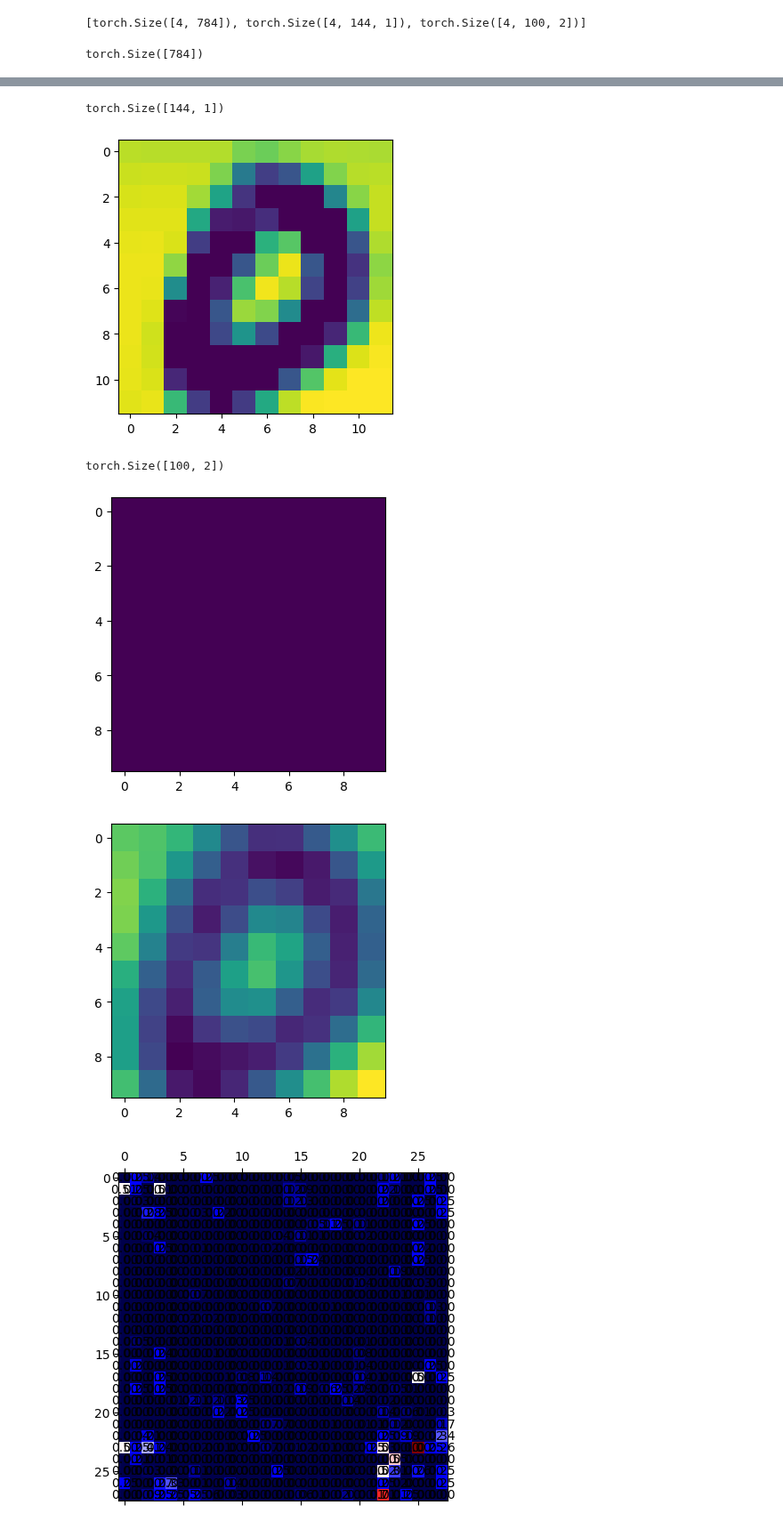
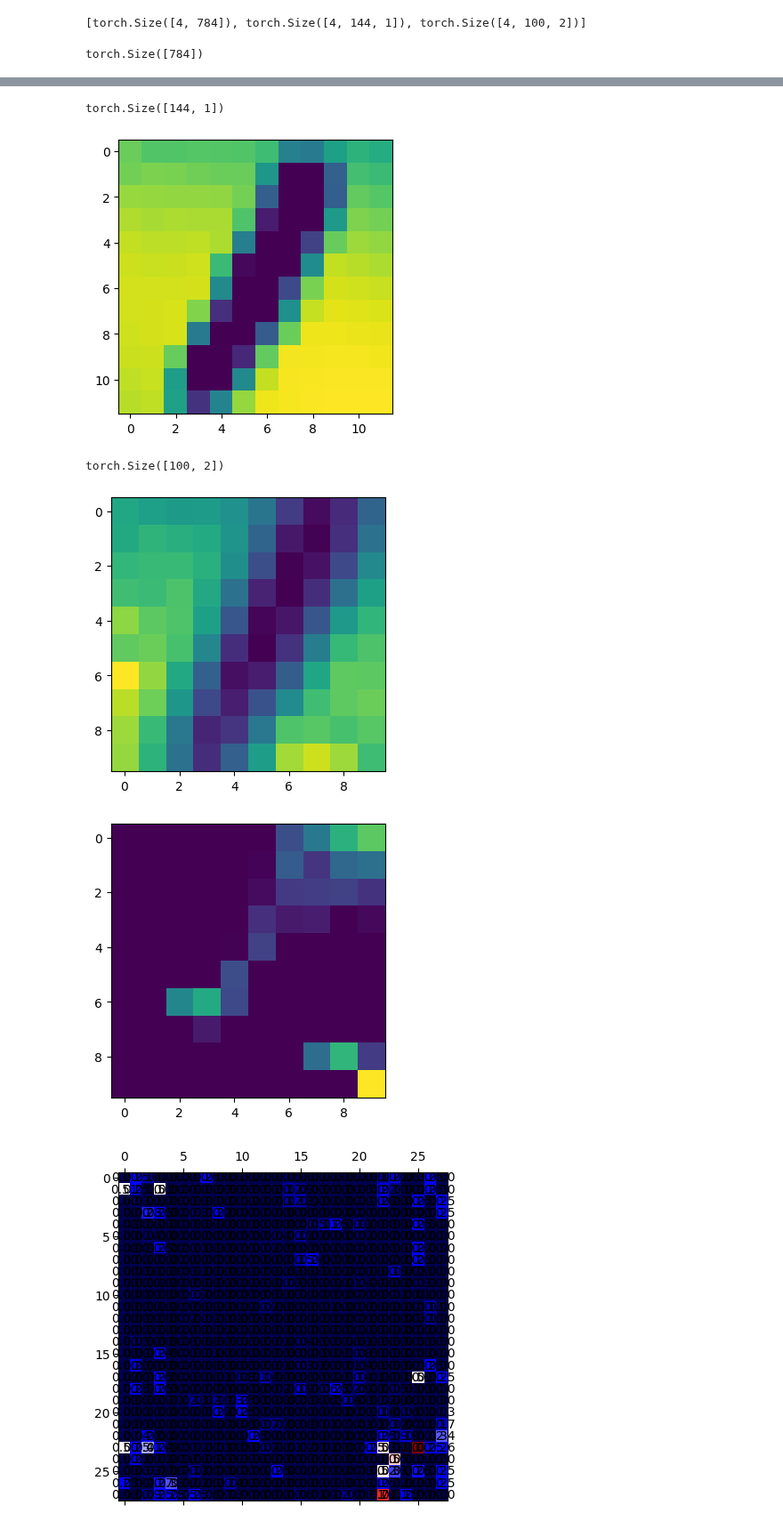
Before and after one commit to Ronnypetson/titanic, a Jupyter notebook: MNIST_Maromba.ipynb, the cells around one changed output, grey strips where cells are left out. Shown at 89% size. Cells and saved outputs as stored; diff of their text form; code cells hidden in the pictures.

```diff
--- a/MNIST_Maromba.ipynb
+++ b/MNIST_Maromba.ipynb
@@ -147,7 +151,11 @@ def _cosine_kernel(idxu, *args, **kwargs):
   eps = 1e-4
   idxu = (idxu - min_idxu) / (max_idxu - min_idxu + eps)
   norm_idxu = idxu / (torch.norm(idxu, dim=-1).unsqueeze(-1) + eps)
-  return norm_idxu
+  # Reverse kernel trick for polynomial x^2
+  idxu2 = norm_idxu.reshape(-1, d_idx, 1)
+  idxu2 = torch.bmm(idxu2, idxu2.permute(0, 2, 1)).reshape(m, d_u, -1)
+  # return norm_idxu
+  return idxu2
 # %% [markdown]
 #### Similaridades
 # %%
@@ -233,8 +243,8 @@ def normalized(idxu):
   max_idxu = torch.max(idxu, dim=1)[0].unsqueeze(1)
   eps = 1e-8
   idxu = min_idxu + ((idxu - min_idxu) / (max_idxu - min_idxu + eps))
-  if torch.min(idxu.norm(dim=-1)) < 1e-3:
-    Pdb().set_trace()
+  # if not torch.isfinite(idxu).all():
+  #   Pdb().set_trace()
   idxu = idxu / (idxu.norm(dim=-1).unsqueeze(-1) + eps)
   return idxu
 
@@ -273,7 +283,8 @@ def _sgbmd(u, v, idxu, idxv, sim=None, f=None, normalize=True) -> torch.Tensor:
   vals = vals.reshape(m * n, d_u * d_v, d_val)
   # dot: M x N x d_val
   dot = torch.bmm(sims, vals).squeeze(1)
-  dot = (dot / norm).reshape(m, n, d_val)
+  eps = 1e-8
+  dot = (dot / (norm + eps)).reshape(m, n, d_val)
   return dot
 
 def _gbmd(u, v, idxu, idxv, kernel=None, idx_part=None) -> torch.Tensor:
@@ -300,7 +311,7 @@ def _gbmd(u, v, idxu, idxv, kernel=None, idx_part=None) -> torch.Tensor:
   dot = uidxu @ vidxv.T
   ### Under experimentation
   normalizer = idxu.sum(dim=1) @ idxv.sum(dim=1).T
-  dot = dot / normalizer ###
+  dot = dot / (normalizer + 1e-8) ###
   ###
   return dot
 # %% [markdown]
@@ -323,12 +334,13 @@ def _fast_kernel_idx_sum(idxu, idxv, k, idx_part):
   # kidxv: N x d_v x d_idx
   kidxu = k(idxu, idx_part)
   kidxv = k(idxv, idx_part)
-  assert kidxu.shape == idxu.shape
-  assert kidxv.shape == idxv.shape
+  d_idx_k = kidxu.shape[-1]
+  assert kidxu.shape[:-1] == idxu.shape[:-1]
+  assert kidxv.shape[:-1] == idxv.shape[:-1]
   # kiTi: (M * d_idx) x d_idx(k)
   # kjTj: (N * d_idx) x d_idx(k)
-  iTki = torch.bmm(idxu.permute(0, 2, 1), kidxu).reshape(m * d_idx, d_idx)
-  jTkj = torch.bmm(idxv.permute(0, 2, 1), kidxv).reshape(n * d_idx, d_idx)
+  iTki = torch.bmm(idxu.permute(0, 2, 1), kidxu).reshape(m * d_idx, d_idx_k)
+  jTkj = torch.bmm(idxv.permute(0, 2, 1), kidxv).reshape(n * d_idx, d_idx_k)
   ski = kidxu.sum(dim=1)
   skj = kidxv.sum(dim=1)
   norm = (ski @ skj.T).unsqueeze(-1)
@@ -891,14 +905,14 @@ def prepare_input(x, y, device="cpu"):
 # %% [markdown]
 ### Treino
 # %%
-hidden_dim = 100
+hidden_dim = 40
 start_mode = True
 valid_mode = False
 # TODO: Visualize conv layer output
 samples = [
     # in_ch * out_ch * h * w,
-    1 * 4 * 5 * 5,
-    4 * 8 * 3 * 3,
+    1 * 1 * 5 * 5,
+    1 * 2 * 3 * 3,
     # 8 * 16 * 3 * 3,
     hidden_dim,
 ]
@@ -994,7 +1008,7 @@ shapes = [
     ((img_dim - 4) // 2 - 2, (img_dim - 4) // 2 - 2, 2),
 ]
 for idx, img in enumerate(imgs[:len(shapes)]):
-  img = img[1]
+  img = img[3]
   print(img.shape)
   img = img.reshape(*shapes[idx])
   # img = img.permute(0, 2, 1)
@@ -1011,7 +1025,7 @@ torch.Size([784])
 torch.Size([144, 1])
-[figure, old version]
+[figure, new version]
 torch.Size([100, 2])
-[figure, old version]
+[figure, new version]
-[figure, old version]
+[figure, new version]
 # %%
 ### Ordenar pelo índice
```
Also changed, not shown: parts of 5 cells of this notebook.
